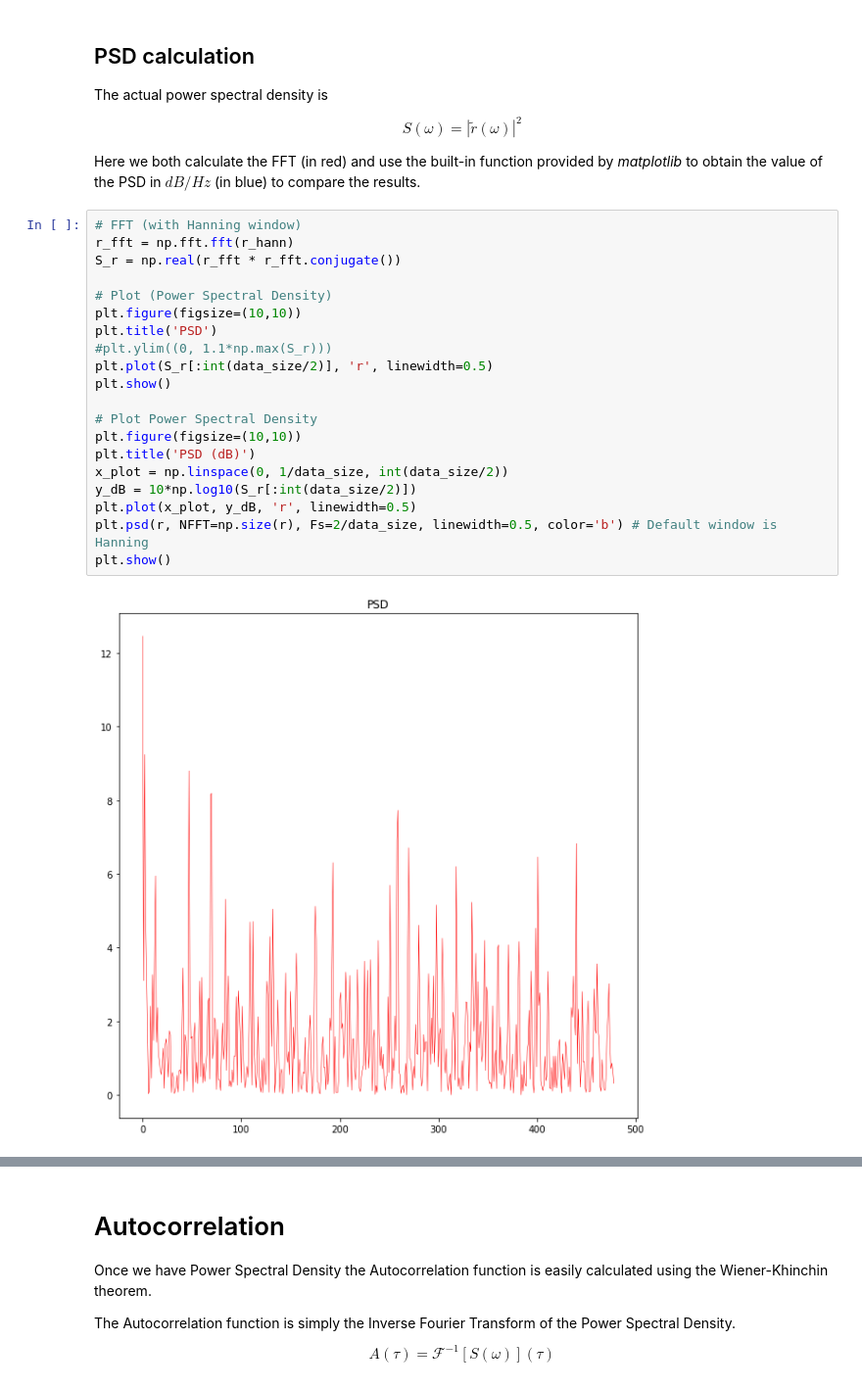
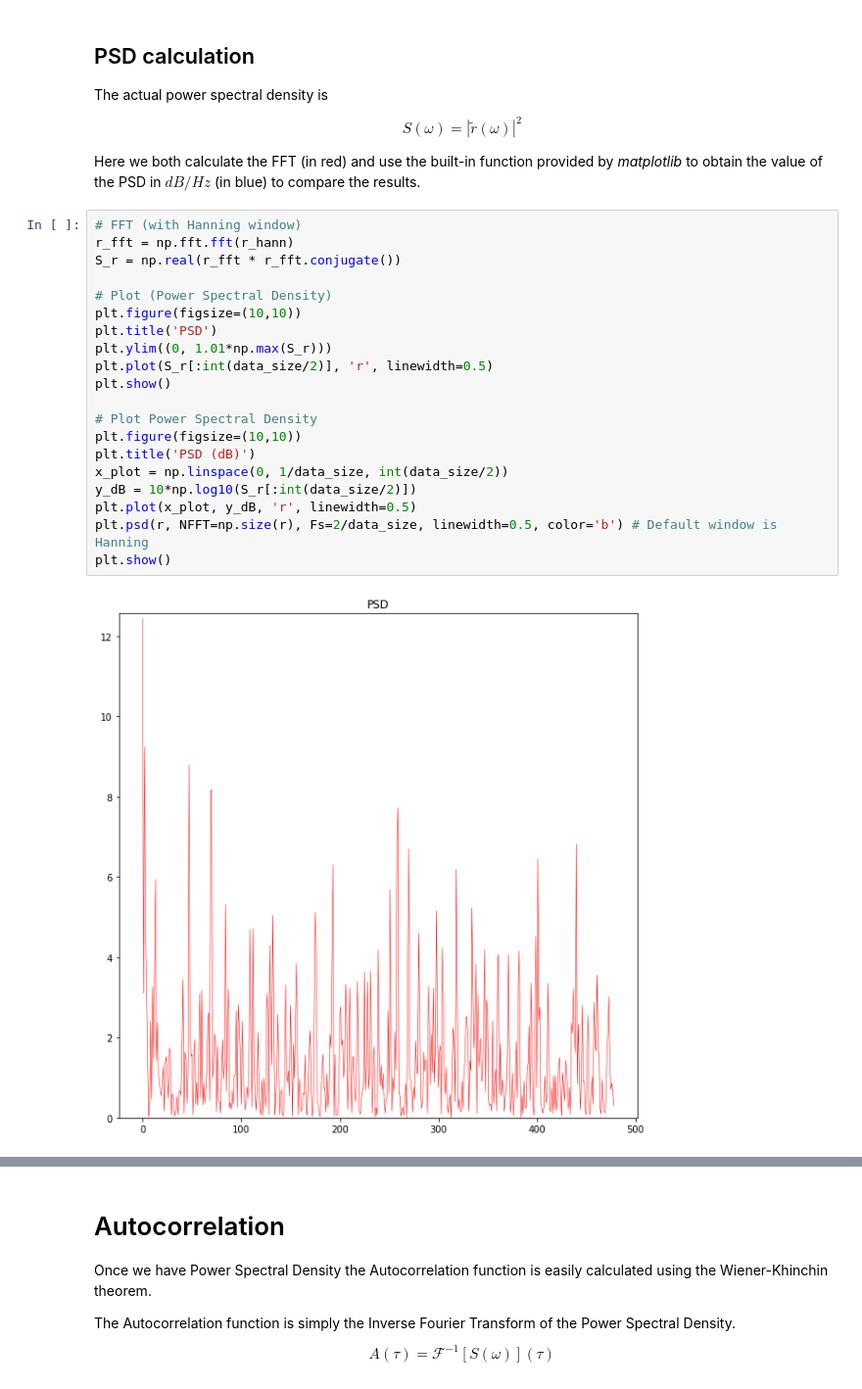
Before and after one commit to drfreeman816/econophysics, a Jupyter notebook: eth/Assignment2_old.ipynb, the cells around one changed output, grey strips where cells are left out. Shown at 98% size. Drawn from its saved outputs; the diff is of its cells as text.

```diff
--- a/eth/Assignment2.ipynb
+++ b/eth/Assignment2_old.ipynb
@@ -137,25 +137,25 @@ Here we both calculate the FFT (in red) and use the built-in function provided b
 # %%
 # FFT (with Hanning window)
 r_fft = np.fft.fft(r_hann)
 S_r = np.real(r_fft * r_fft.conjugate())
 
 # Plot (Power Spectral Density)
 plt.figure(figsize=(10,10))
 plt.title('PSD')
-#plt.ylim((0, 1.1*np.max(S_r)))
+plt.ylim((0, 1.01*np.max(S_r)))
 plt.plot(S_r[:int(data_size/2)], 'r', linewidth=0.5)
 plt.show()
 
 # Plot Power Spectral Density
 plt.figure(figsize=(10,10))
 plt.title('PSD (dB)')
 x_plot = np.linspace(0, 1/data_size, int(data_size/2))
 y_dB = 10*np.log10(S_r[:int(data_size/2)])
 plt.plot(x_plot, y_dB, 'r', linewidth=0.5)
 plt.psd(r, NFFT=np.size(r), Fs=2/data_size, linewidth=0.5, color='b') # Default window is Hanning
 plt.show()
 # %% [output]
-[figure, old version]
+[figure, new version]
 [figure]
 # %% [markdown]
 # Autocorrelation
```
Also changed, not shown: parts of 4 cells of this notebook, 32 other files.
